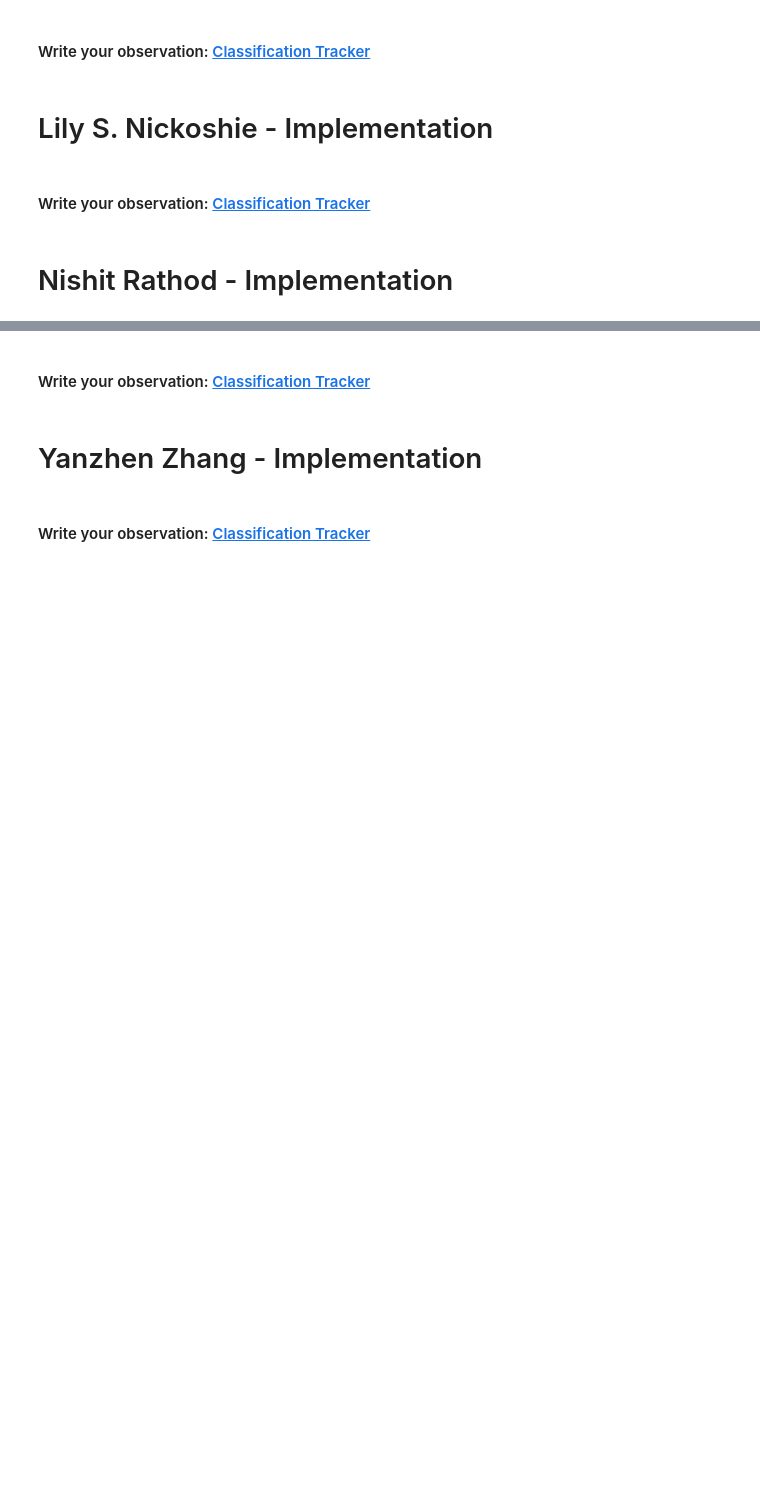
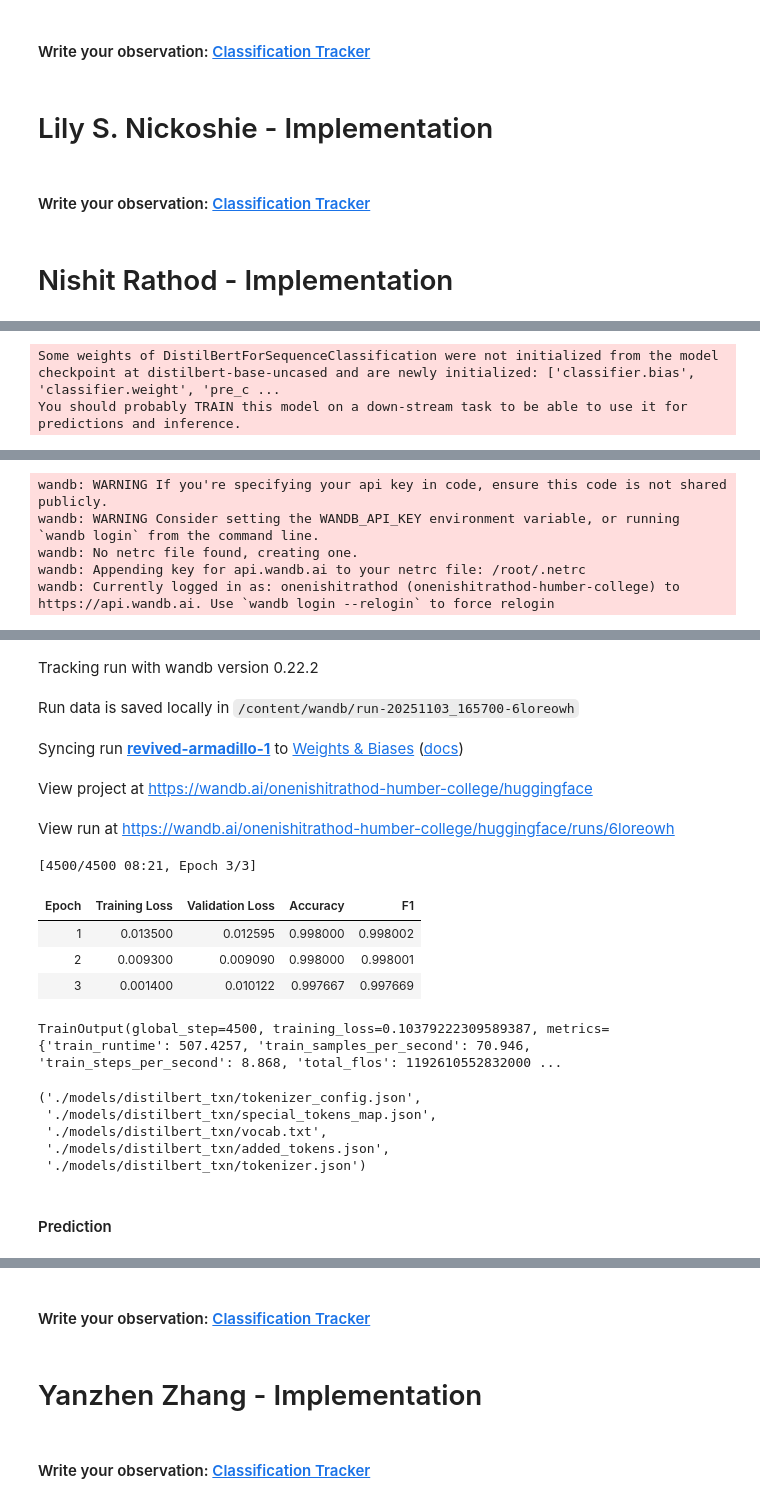
Before and after one commit to OneNishitRathod/Text-Description-Classification, a Jupyter notebook: NLP - Unsupervised Learning - Text Description.ipynb, the cells around one changed output, grey strips where cells are left out. Saved outputs shown, nothing was run; the diff lists cells and outputs as text; code cells hidden in the pictures; blank space fills up the shorter version.

Commit message:
Used "Distilbert Model" and Fine Tuned it using our dataset.

```diff
--- a/NLP - Unsupervised Learning - Text Description.ipynb
+++ b/NLP - Unsupervised Learning - Text Description.ipynb
@@ -38,0 +71,6 @@ print(result)
+# %%
+# 3. Convert to HuggingFace Dataset
+dataset = Dataset.from_pandas(df)
+dataset = dataset.train_test_split(test_size=0.2)
+train_dataset = dataset["train"]
+test_dataset = dataset["test"]
@@ -38,0 +95,41 @@ print(result)
+# %%
+# 5. Load model
+num_labels = len(le.classes_)
+model = AutoModelForSequenceClassification.from_pretrained("distilbert-base-uncased", num_labels=num_labels)
+# %% [output]
+Some weights of DistilBertForSequenceClassification were not initialized from the model checkpoint at distilbert-base-uncased and are newly initialized: ['classifier.bias', 'classifier.weight', 'pre_c ...
+You should probably TRAIN this model on a down-stream task to be able to use it for predictions and inference.
+# %%
+# 6. Define metrics
+def compute_metrics(pred):
+    labels = pred.label_ids
+    preds = np.argmax(pred.predictions, axis=1)
+    acc = accuracy_score(labels, preds)
+    f1 = f1_score(labels, preds, average="weighted")
+    return {"accuracy": acc, "f1": f1}
+# %%
+# 7. Training arguments
+training_args = TrainingArguments(
+    output_dir="./models/distilbert_txn",
+    eval_strategy="epoch",
+    save_strategy="epoch",
+    learning_rate=2e-5,
+    per_device_train_batch_size=8,
+    per_device_eval_batch_size=8,
+    num_train_epochs=3,
+    weight_decay=0.01,
+    logging_dir="./logs",
+)
+# %%
+# 8. Train
+trainer = Trainer(
+    model=model,
+    args=training_args,
+    train_dataset=train_dataset,
+    eval_dataset=test_dataset,
+    tokenizer=tokenizer,
+    compute_metrics=compute_metrics,
+)
+
+trainer.train()
+# %% [output]
@@ -38,0 +137,5 @@ print(result)
+wandb: WARNING If you're specifying your api key in code, ensure this code is not shared publicly.
+wandb: WARNING Consider setting the WANDB_API_KEY environment variable, or running `wandb login` from the command line.
+wandb: No netrc file found, creating one.
+wandb: Appending key for api.wandb.ai to your netrc file: /root/.netrc
+wandb: Currently logged in as: onenishitrathod (onenishitrathod-humber-college) to https://api.wandb.ai. Use `wandb login --relogin` to force relogin
@@ -38,0 +143,23 @@ print(result)
+Tracking run with wandb version 0.22.2
+Run data is saved locally in /content/wandb/run-20251103_165700-6loreowh
+Syncing run revived-armadillo-1 to Weights & Biases (docs)
+View project at https://wandb.ai/onenishitrathod-humber-college/huggingface
+View run at https://wandb.ai/onenishitrathod-humber-college/huggingface/runs/6loreowh
+[4500/4500 08:21, Epoch 3/3]
+| Epoch | Training Loss | Validation Loss | Accuracy | F1 |
+| 1 | 0.013500 | 0.012595 | 0.998000 | 0.998002 |
+| 2 | 0.009300 | 0.009090 | 0.998000 | 0.998001 |
+| 3 | 0.001400 | 0.010122 | 0.997667 | 0.997669 |
+TrainOutput(global_step=4500, training_loss=0.10379222309589387, metrics={'train_runtime': 507.4257, 'train_samples_per_second': 70.946, 'train_steps_per_second': 8.868, 'total_flos': 1192610552832000 ...
+# %%
+# 9. Save model
+trainer.save_model("./models/distilbert_txn")
+tokenizer.save_pretrained("./models/distilbert_txn")
+# %% [output]
+('./models/distilbert_txn/tokenizer_config.json',
+ './models/distilbert_txn/special_tokens_map.json',
+ './models/distilbert_txn/vocab.txt',
+ './models/distilbert_txn/added_tokens.json',
+ './models/distilbert_txn/tokenizer.json')
+# %% [markdown]
+#### Prediction
```
Also changed, not shown: parts of 8 cells of this notebook.
